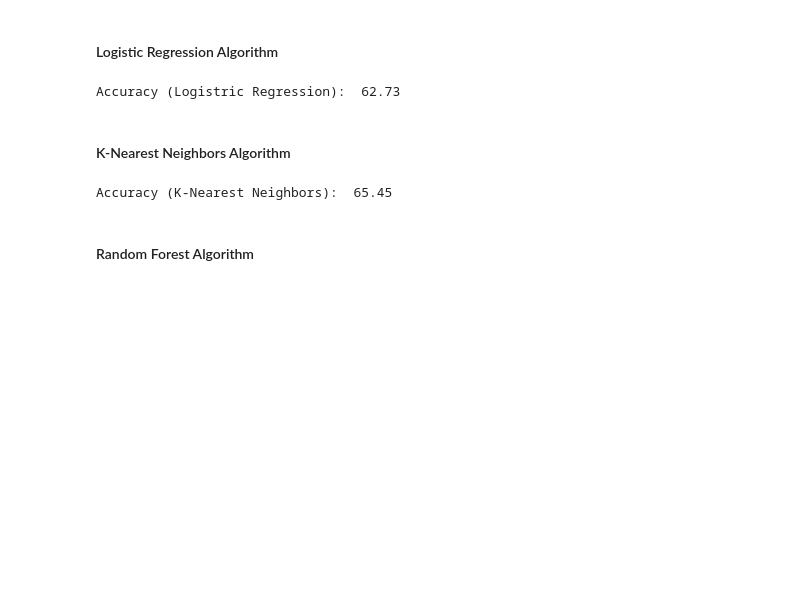
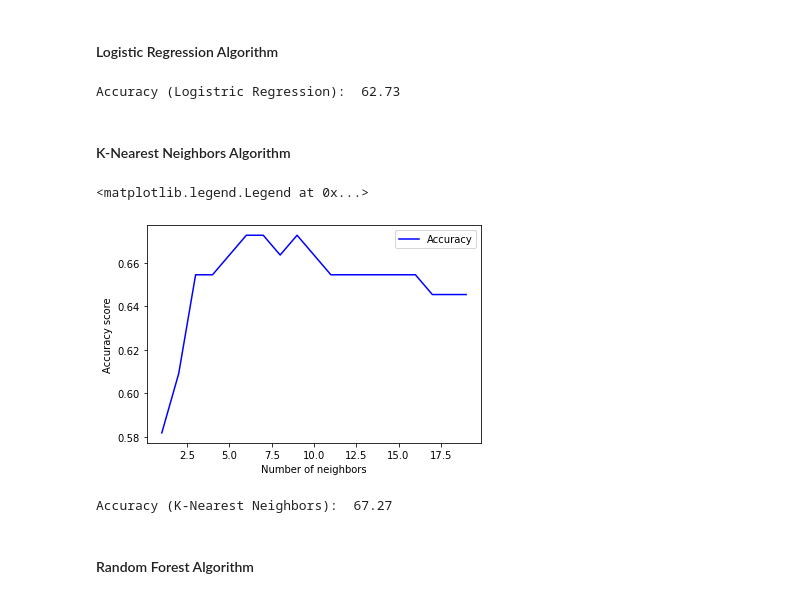
Before and after one commit to anaterovic/UZOP, a Jupyter notebook: code.ipynb, the cells around one changed output. Cells and saved outputs as stored; diff of their text form; code cells hidden in the pictures; blank space fills up the shorter version.

Commit message:
KNN - graph

```diff
--- a/code.ipynb
+++ b/code.ipynb
@@ -453,13 +456,34 @@ print('Accuracy (Logistric Regression): ', "%.2f" % (lm_accuracy * 100))
 Accuracy (Logistric Regression):  62.73
 # %% [markdown]
 #### K-Nearest Neighbors Algorithm
+# %%
+number_neig = [n for n in range(1, 20)]
+
+accuracy_scores1 = []
+
+for nt in number_neig:
+    knn = KNeighborsClassifier(nt)
+    knn.fit(X_train, y_train)
+    y_pred = knn.predict(X_test)
+    accuracy_scores1.append(accuracy_score(y_test, y_pred))
+# %%
+fig, ax = plt.subplots(1, figsize=(6, 4))
+
+ax.plot(number_neig, accuracy_scores1, label="Accuracy", color="blue")
+
+ax.set_ylabel("Accuracy score")
+ax.set_xlabel("Number of neighbors")
+ax.legend()
+# %% [output]
+<matplotlib.legend.Legend at 0x...>
+[figure, added]
 # %%
-knn = KNeighborsClassifier(16)
-knn.fit(X_train,y_train)
-ypred = knn.predict(X_test)
-knn_accuracy = accuracy_score(y_test,ypred)
-print('Accuracy (K-Nearest Neighbors): ', "%.2f" % (knn_accuracy *100))
+knn = KNeighborsClassifier(6)
+knn.fit(X_train, y_train)
+y_pred = knn.predict(X_test)
+
+print('Accuracy (K-Nearest Neighbors): ', "%.2f" % (accuracy_score(y_test, y_pred) *100))
 # %% [output]
-Accuracy (K-Nearest Neighbors):  65.45
+Accuracy (K-Nearest Neighbors):  67.27
 # %% [markdown]
 #### Random Forest Algorithm
```
Also changed, not shown: parts of 7 cells of this notebook.
